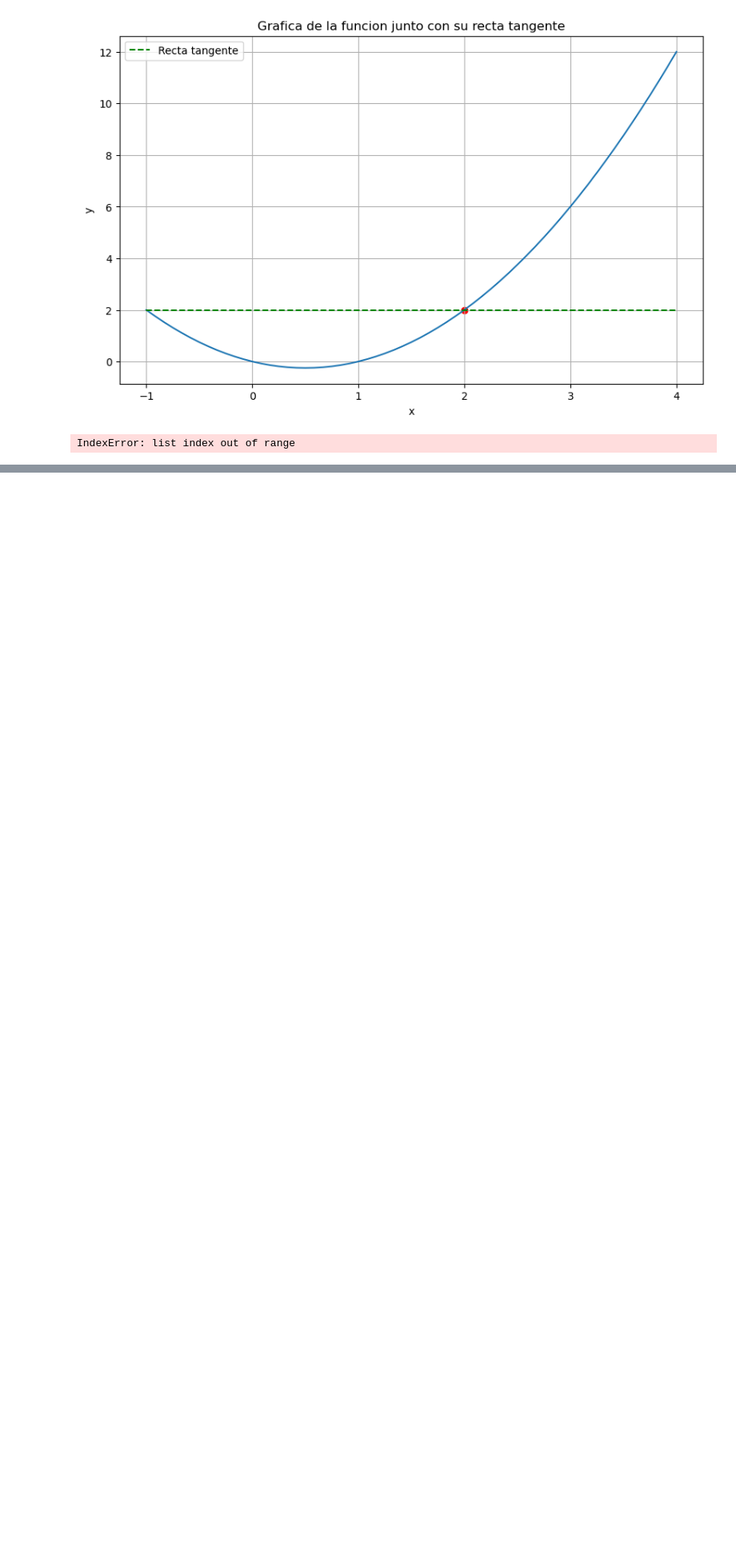
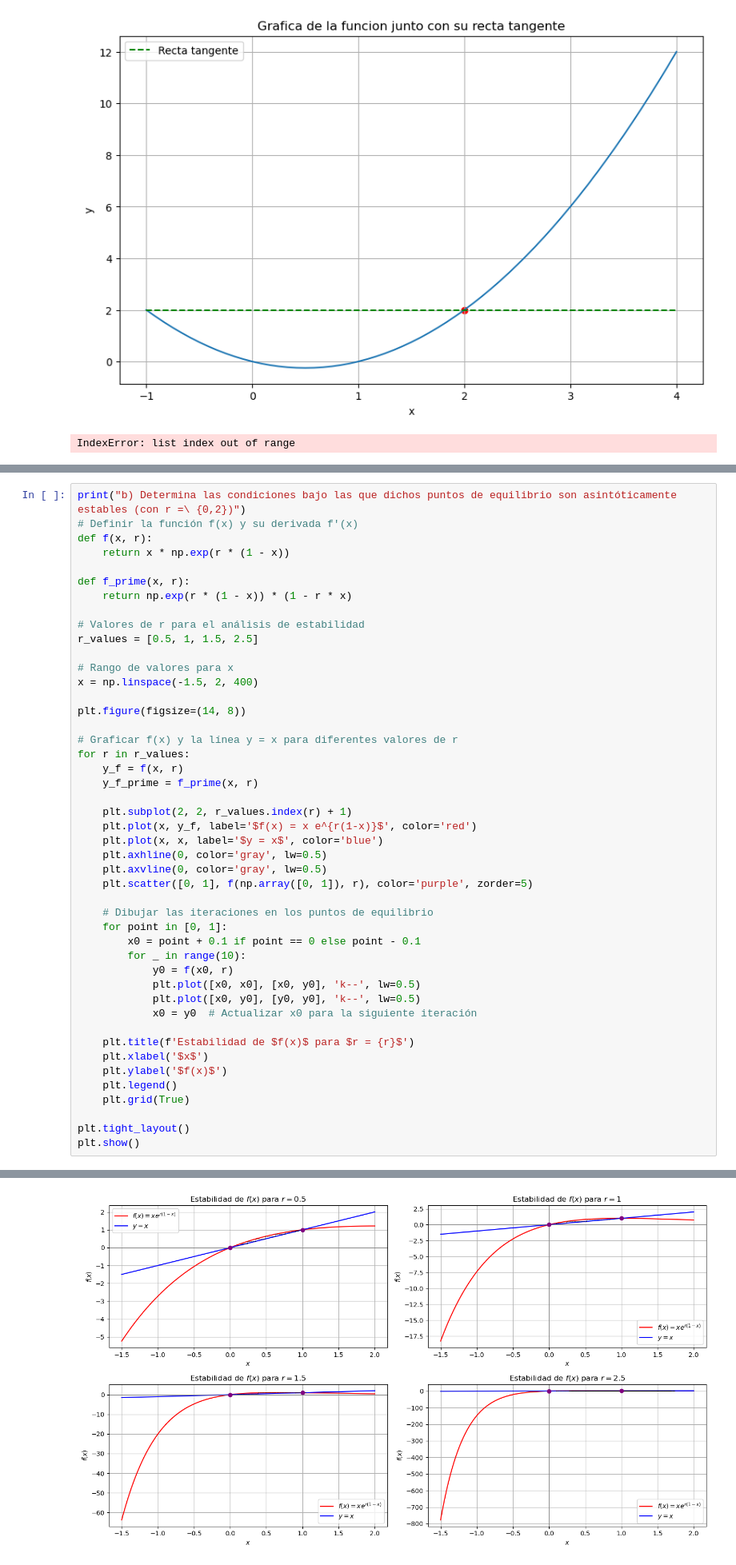
Before and after one commit to roberlks/ModelosMatematicos, a Jupyter notebook: Relacion2.ipynb, the cells around one changed output, grey strips where cells are left out. Shown at 80% size. Cells and saved outputs as stored; diff of their text form; blank space fills up the shorter version.

```diff
--- a/Relacion2.ipynb
+++ b/Relacion2.ipynb
@@ -408,0 +541,47 @@ IndexError: list index out of range
+# %%
+print("b) Determina las condiciones bajo las que dichos puntos de equilibrio son asintóticamente estables (con r =\ {0,2})")
+# Definir la función f(x) y su derivada f'(x)
+def f(x, r):
+    return x * np.exp(r * (1 - x))
+
+def f_prime(x, r):
+    return np.exp(r * (1 - x)) * (1 - r * x)
+
+# Valores de r para el análisis de estabilidad
+r_values = [0.5, 1, 1.5, 2.5]
+
+# Rango de valores para x
+x = np.linspace(-1.5, 2, 400)
+
+plt.figure(figsize=(14, 8))
+
+# Graficar f(x) y la línea y = x para diferentes valores de r
+for r in r_values:
+    y_f = f(x, r)
+    y_f_prime = f_prime(x, r)
+
+    plt.subplot(2, 2, r_values.index(r) + 1)
+    plt.plot(x, y_f, label='$f(x) = x e^{r(1-x)}$', color='red')
+    plt.plot(x, x, label='$y = x$', color='blue')
+    plt.axhline(0, color='gray', lw=0.5)
+    plt.axvline(0, color='gray', lw=0.5)
+    plt.scatter([0, 1], f(np.array([0, 1]), r), color='purple', zorder=5)
+
+    # Dibujar las iteraciones en los puntos de equilibrio
+    for point in [0, 1]:
+        x0 = point + 0.1 if point == 0 else point - 0.1
+        for _ in range(10):
+            y0 = f(x0, r)
+            plt.plot([x0, x0], [x0, y0], 'k--', lw=0.5)
+            plt.plot([x0, y0], [y0, y0], 'k--', lw=0.5)
+            x0 = y0  # Actualizar x0 para la siguiente iteración
+
+    plt.title(f'Estabilidad de $f(x)$ para $r = {r}$')
+    plt.xlabel('$x$')
+    plt.ylabel('$f(x)$')
+    plt.legend()
+    plt.grid(True)
+
+plt.tight_layout()
+plt.show()
+# %% [output]
@@ -408,0 +589 @@ IndexError: list index out of range
+[figure, added]
```
Also changed, not shown: parts of 15 cells of this notebook.
